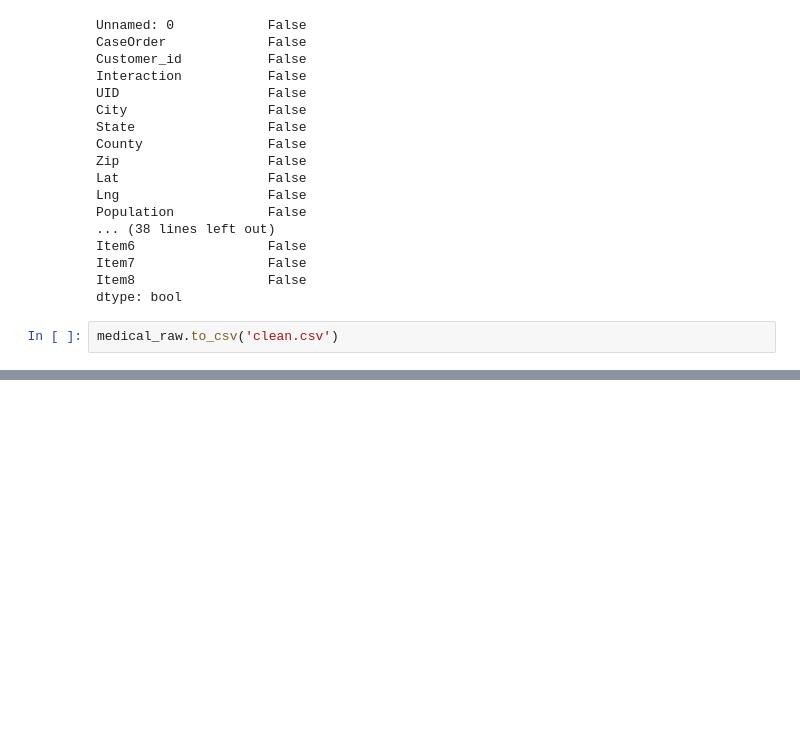
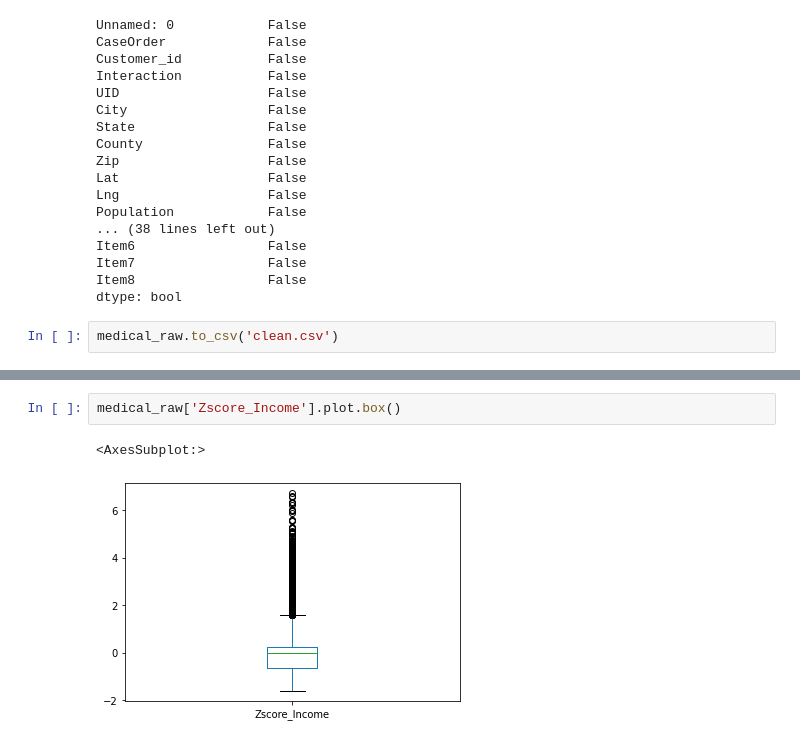
Before and after one commit to cjhammons/Cleaning-Medical-Data, a Jupyter notebook: cleaning.ipynb, the cells around one changed output, grey strips where cells are left out. Drawn from its saved outputs; the diff is of its cells as text; blank space fills up the shorter version.

```diff
--- a/cleaning.ipynb
+++ b/cleaning.ipynb
@@ -178,0 +234,5 @@ medical_raw.to_csv('clean.csv')
+# %%
+medical_raw['Zscore_Income'].plot.box()
+# %% [output]
+<AxesSubplot:>
+[figure, added]
```
Also changed, not shown: parts of 24 cells of this notebook, 1 other file.
